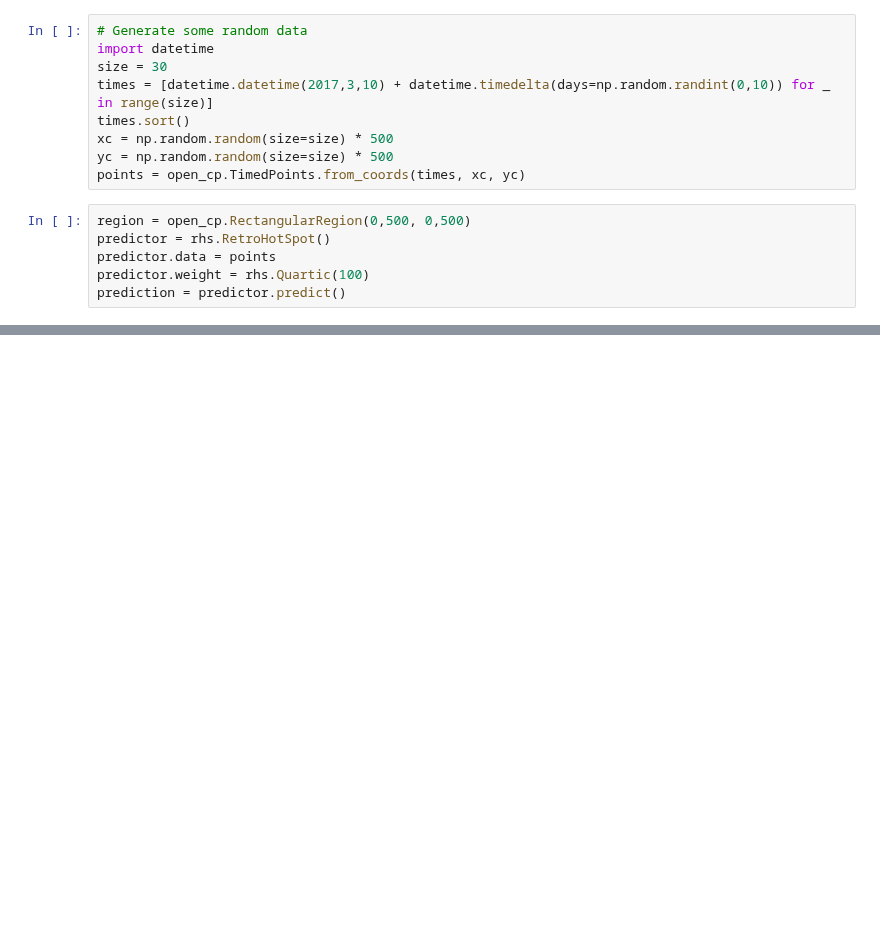
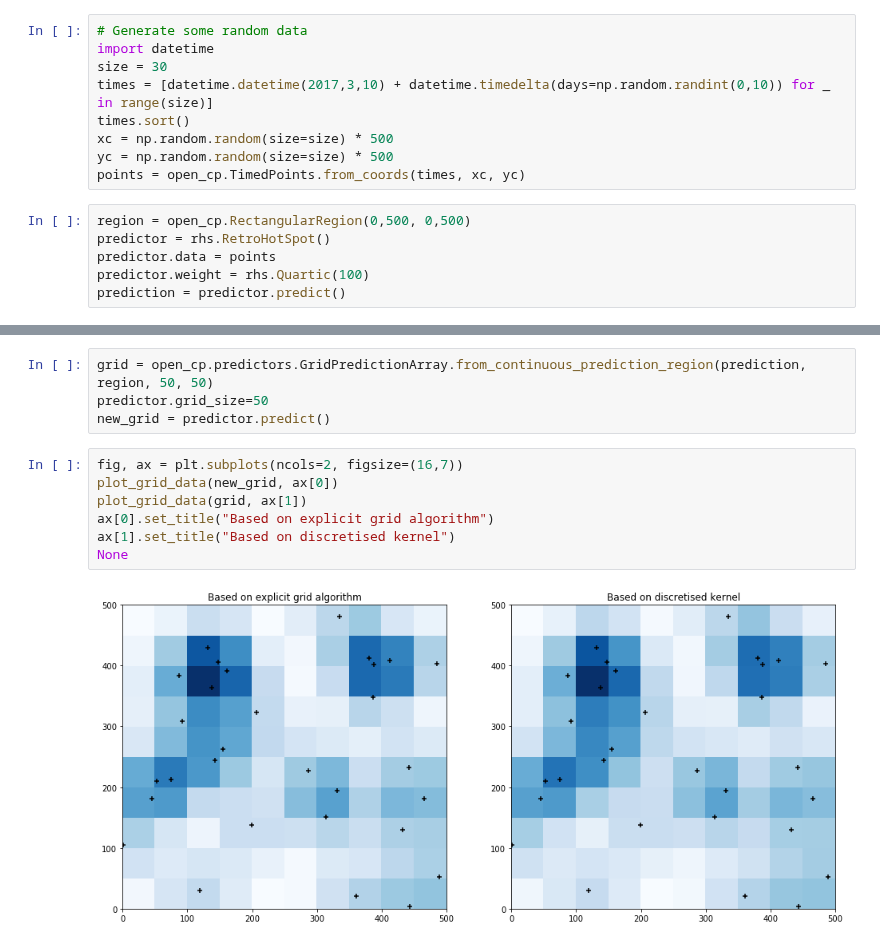
Before and after one commit to QuantCrimAtLeeds/PredictCode, a Jupyter notebook: Retrospective hotspotting.ipynb, the cells around one changed output, grey strips where cells are left out. Saved outputs shown, nothing was run; the diff lists cells and outputs as text; blank space fills up the shorter version.

```diff
--- a/Retrospective hotspotting.ipynb
+++ b/Retrospective hotspotting.ipynb
@@ -115,0 +147,13 @@ None
+# %%
+grid = open_cp.predictors.GridPredictionArray.from_continuous_prediction_region(prediction, region, 50, 50)
+predictor.grid_size=50
+new_grid = predictor.predict()
+# %%
+fig, ax = plt.subplots(ncols=2, figsize=(16,7))
+plot_grid_data(new_grid, ax[0])
+plot_grid_data(grid, ax[1])
+ax[0].set_title("Based on explicit grid algorithm")
+ax[1].set_title("Based on discretised kernel")
+None
+# %% [output]
+[figure, added]
```
Also changed, not shown: parts of 12 cells of this notebook, 20 other files.
